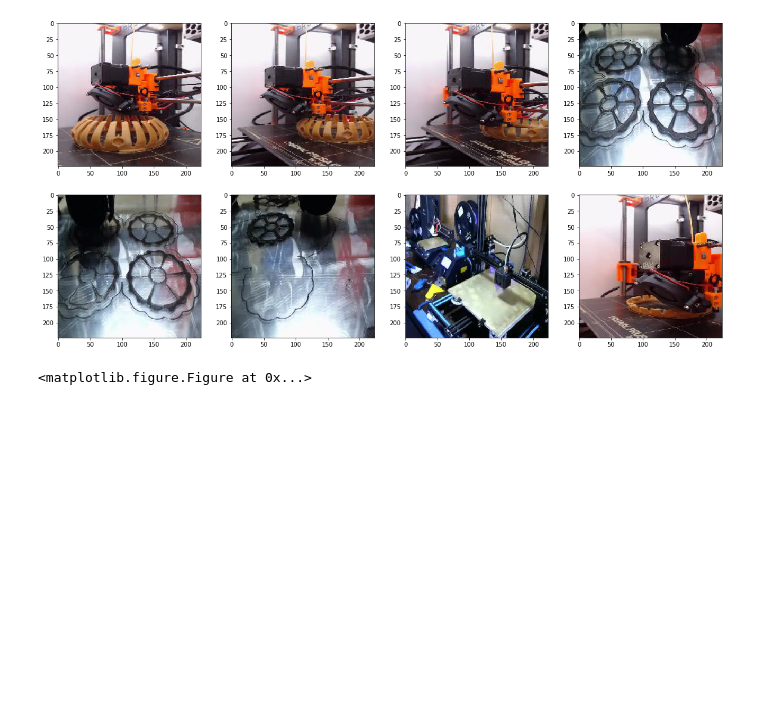
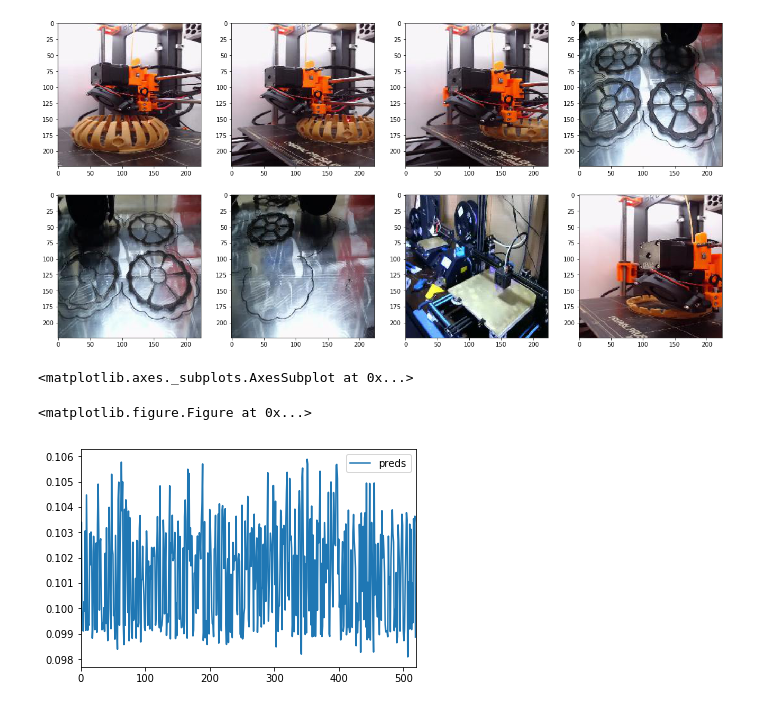
Before and after one commit to test-v1/notebooks-1, a Jupyter notebook: 3dprinting/validation.ipynb, the cells around one changed output. Saved outputs shown, nothing was run; the diff lists cells and outputs as text; code cells hidden in the pictures; blank space fills up the shorter version.

```diff
--- a/3dprinting/validation.ipynb
+++ b/3dprinting/validation.ipynb
@@ -12,7 +12,7 @@ import matplotlib.pyplot as plt
 train_data_dir = "train"
 validation_data_dir = "val"
 img_width, img_height = 224, 224
-model_name = 'vgg16_1.h5'
+model_name = 'vgg19_1.h5'
 
 model = keras.models.load_model(model_name)
 model.summary()
@@ -68,22 +67,24 @@ def load_image( infilename ) :
 # %%
 import matplotlib.image as mpimg
 import glob
 
-prefix = '512614148'
-folder = 'train/best/'
+prefix = '526316004'
+folder = 'val/best/'
 
 plt.figure(figsize=(20,20))
 columns = 16
 
 jpgs = glob.glob(folder + prefix + '-*.jpg')
 imgs = np.asarray(list(map(load_image, jpgs)))
 
-# preds = model.predict(imgs)
-# df = pd.DataFrame(dict(preds=preds[:,1]))
-# df.plot()
+preds = model.predict(imgs)
+df = pd.DataFrame(dict(preds=preds[:,1]))
+df.plot()
 # for i, img_path in enumerate(jpgs):
 #     plt.subplot(len(jpgs) / columns + 1, columns, i + 1)
 #     plt.imshow(mpimg.imread(img_path))
 # %% [output]
-<matplotlib.figure.Figure at 0x...>
+<matplotlib.axes._subplots.AxesSubplot at 0x...>
+<matplotlib.figure.Figure at 0x...>
+[figure, added]
 # %%
```
Also changed, not shown: parts of 4 cells of this notebook.
